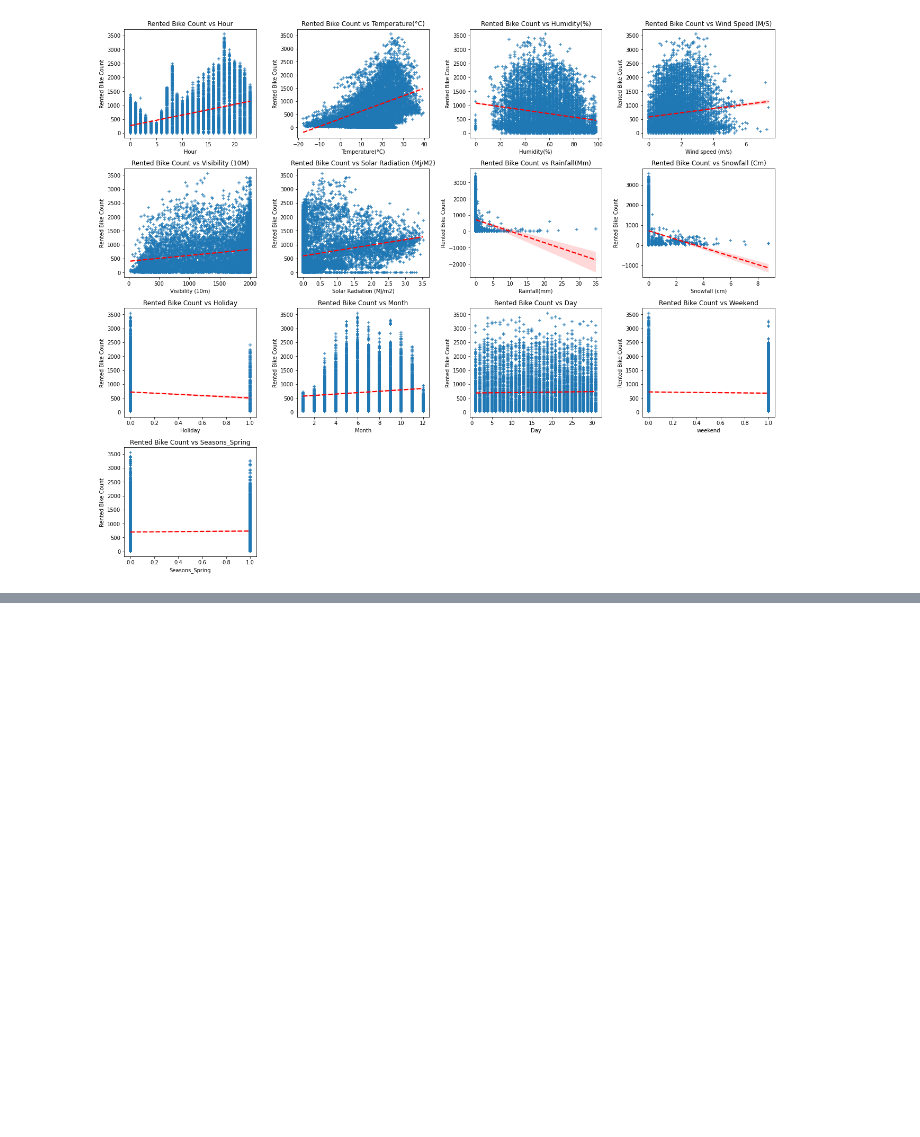
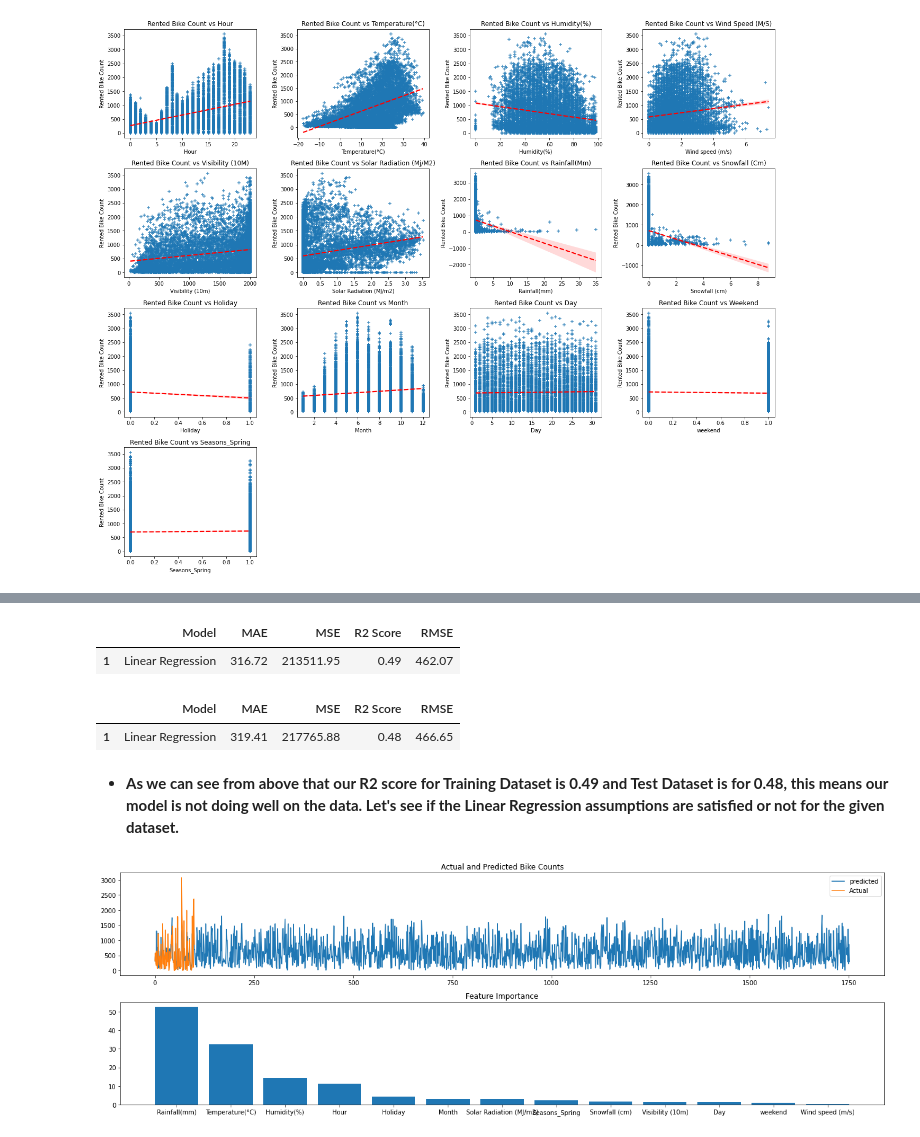
Before and after one commit to Kousikdutta1/Seoul-Bike-Sharing-Demand-Prediction, a Jupyter notebook: Kousik_Dutta_Seoul_Bike_Sharing_Demand_Prediction_Capstone_Project.ipynb, the cells around one changed output, grey strips where cells are left out. Drawn from its saved outputs; the diff is of its cells as text; code cells hidden in the pictures; blank space fills up the shorter version.

Commit message:
Fifth commit Bike Sharing Demand Prediction

```diff
--- a/Kousik_Dutta_Seoul_Bike_Sharing_Demand_Prediction_Capstone_Project.ipynb
+++ b/Kousik_Dutta_Seoul_Bike_Sharing_Demand_Prediction_Capstone_Project.ipynb
@@ -789,0 +809,6 @@ for index, column in enumerate(independent_variables) :
+# %%
+# Let's do standardizing the independent variables
+
+scaler = MinMaxScaler()
+X_train = scaler.fit_transform(X_train)
+X_test = scaler.transform(X_test)
@@ -789,0 +847,8 @@ for index, column in enumerate(independent_variables) :
+# %%
+# Let's make a Lienar Regression model
+
+lr = LinearRegression()
+# %%
+# Let's fit the data
+
+lr.fit(X_train,y_train)
@@ -789,0 +857,5 @@ for index, column in enumerate(independent_variables) :
+# %%
+# Let's Predict for both train and test set
+
+y_pred_trainlr = lr.predict(X_train)
+y_pred_testlr = lr.predict(X_test)
@@ -789,0 +939,38 @@ for index, column in enumerate(independent_variables) :
+# %%
+# Let's see the Evaluation metrics of Training Dataframe
+
+Training_dataset
+# %% [output]
+|  | Model | MAE | MSE | R2 Score | RMSE |
+| 1 | Linear Regression | 316.72 | 213511.95 | 0.49 | 462.07 |
+# %%
+# Let's see the Evaluation metrics of Test Dataframe
+
+Test_dataset
+# %% [output]
+|  | Model | MAE | MSE | R2 Score | RMSE |
+| 1 | Linear Regression | 319.41 | 217765.88 | 0.48 | 466.65 |
+# %% [markdown]
+* **As we can see from above that our R2 score for Training Dataset is 0.49 and Test Dataset is for 0.48,  this means our model is not doing well on the data. Let's see if the Linear Regression assumptions are satisfied or not for the given dataset.**
+# %%
+importance = np.abs(lr.coef_)
+indices = np.argsort(importance)
+indices = indices[::-1]
+
+
+
+plt.figure(figsize = (18,6))
+
+plt.subplot(2,1,1)
+plt.plot(y_pred_testlr)[:100]
+plt.plot((np.array(y_test)[:100]))
+plt.legend(["predicted", "Actual"])
+plt.title('Actual and Predicted Bike Counts')
+plt.subplot(2,1,2)
+plt.bar(range(len(indices)), importance[indices])
+plt.xticks(range(len(indices)),[independent_variables[i] for i in indices])
+plt.title('Feature Importance')
+plt.tight_layout()
+plt.show()
+# %% [output]
+[figure, added]
```
Also changed, not shown: parts of 12 cells of this notebook.
